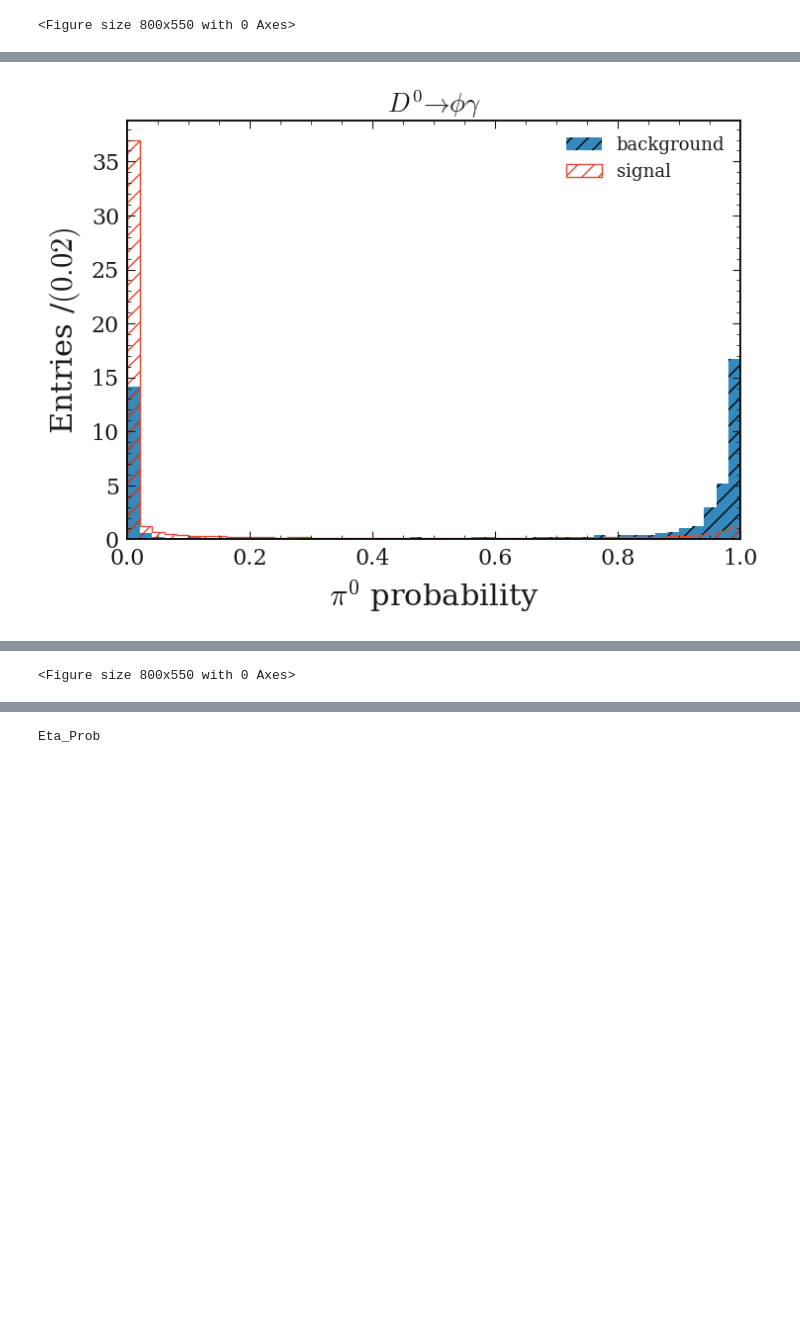
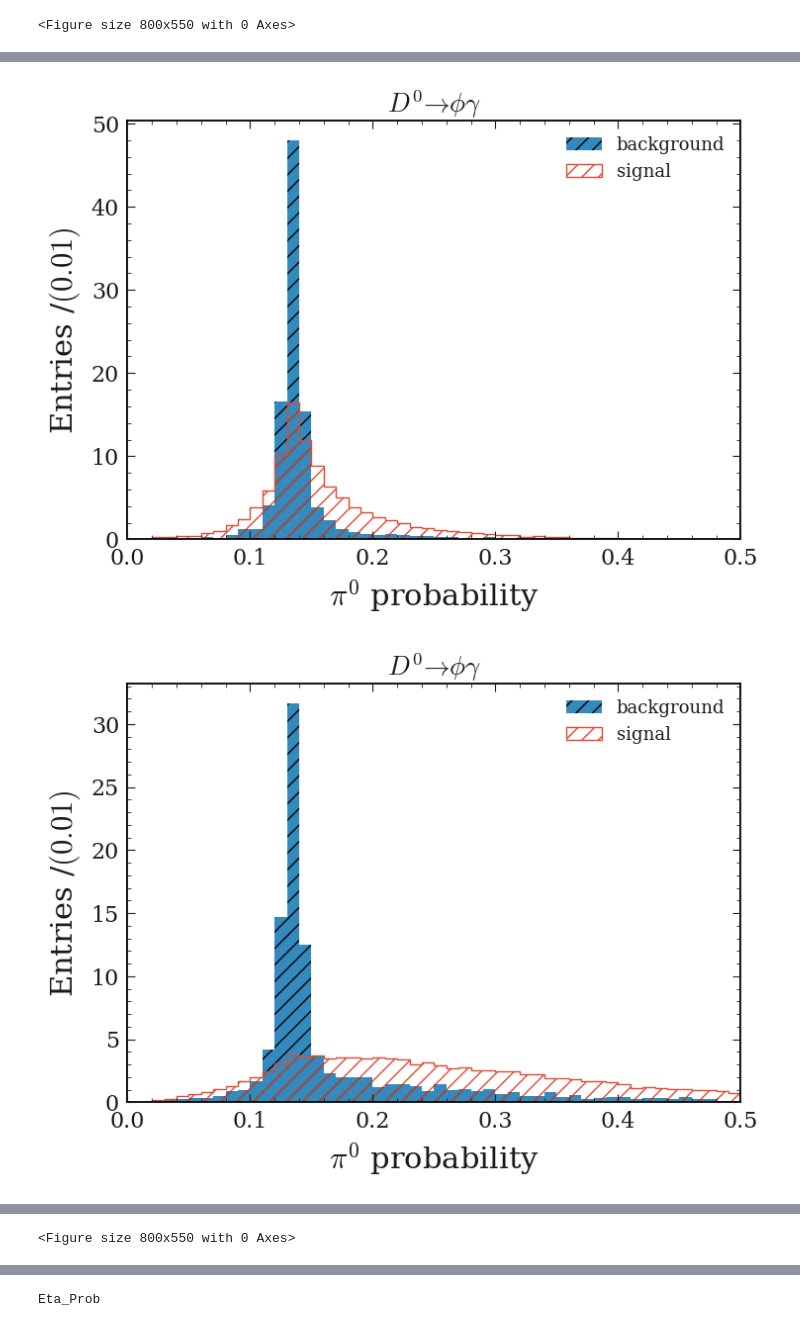
Before and after one commit to jykim-physics/DRAW_and_FITTING, a Jupyter notebook: main/DRAW_1D/kekcc_phig.ipynb, the cells around one changed output, grey strips where cells are left out. Saved outputs shown, nothing was run; the diff lists cells and outputs as text; code cells hidden in the pictures; blank space fills up the shorter version.

```diff
--- a/main/DRAW_1D/kekcc_phig.ipynb
+++ b/main/DRAW_1D/kekcc_phig.ipynb
@@ -57,6 +56,8 @@ base_file_loc = '/media/jykim/T7/storage/01_recon/v9mask_sig_ext_sigbkg_1ab/'
 
 base_file_loc = '/media/jykim/T7/storage_b2/storage/v16_pre_bkg_1ab/'
 base_file_loc = '/media/jykim/T7/storage/01_recon/v26_onlybkg_pre/'
+base_file_loc = '/media/jykim/T7/storage/01_recon/Vpi0veto_v26_onlybkg_sig_ext_400/'
+base_file_loc = '/media/jykim/T7/storage/01_recon/massvetov2_sig_ext_400/'
 
 
 
@@ -91,7 +92,16 @@ base_filter='D0_M>1.67 && D0_M<2.06 '
 
 #ccbar_filter='Pi0_Prob<0.9 && D0_M>1.67 && D0_M<2.06 && (iCascDcyBrP_D0_0 !=0 ) && (phi_rank_Dstp ==1)'
 
-variables=['D0_M','D0_cosHel_0','Phi_M','Dstarp_Q','Dstarp_CMS_p','Pi0_Prob','Eta_Prob','gamma_E','gamma_genMotherPDG']
+variables=['D0_M','D0_cosHel_0','Phi_M','Dstarp_Q','Dstarp_CMS_p','gamma_E','gamma_genMotherPDG']
+# variables+=['Pi0_Prob','Eta_Prob']
+variables += ['roe_pi0_InvM', 'pi0veto_Easym', 'pi0_soft_cosHelicityAngleMomentum' ,'pi0_veto_isSignal','Belle2Pi0Veto',\
+            'roe_pi0_InvM_50MeV', 'pi0veto_Easym_50MeV', 'pi0_soft_cosHelicityAngleMomentum_50MeV' ,'pi0_veto_isSignal_50MeV','Belle2Pi0Veto_50MeV',\
+            'roe_pi0_InvM_75MeV', 'pi0veto_Easym_75MeV', 'pi0_soft_cosHelicityAngleMomentum_75MeV' ,'pi0_veto_isSignal_75MeV','Belle2Pi0Veto_75MeV',\
+            'roe_pi0_InvM_100MeV', 'pi0veto_Easym_100MeV', 'pi0_soft_cosHelicityAngleMomentum_100MeV' ,'pi0_veto_isSignal_100MeV','Belle2Pi0Veto_100MeV',\
+            'roe_pi0_InvM_125MeV', 'pi0veto_Easym_125MeV', 'pi0_soft_cosHelicityAngleMomentum_125MeV' ,'pi0_veto_isSignal_125MeV','Belle2Pi0Veto_125MeV',\
+            'roe_pi0_InvM_150MeV', 'pi0veto_Easym_150MeV', 'pi0_soft_cosHelicityAngleMomentum_150MeV' ,'pi0_veto_isSignal_150MeV','Belle2Pi0Veto_150MeV',\
+            'roe_pi0_InvM_mask', 'pi0veto_Easym_mask', 'pi0_soft_cosHelicityAngleMomentum_mask' ,'pi0_veto_isSignal_mask','Belle2Pi0Veto_mask','gamma_genMotherPDG']
+# variables+=['phi_MVA2']
 tree='phi'
 # %%
 # pd_phigamma_ccbar = get_pd(file=phigamma_ccbar, tree=tree,base_filter=ccbar_filter,variables=variables)
@@ -993,52 +1250,57 @@ pd_merged = pd.concat([phig_sig_extraction_mixed, phig_sig_extraction_charged, p
                      phig_sig_extraction_uubar, phig_sig_extraction_ddbar, phig_sig_extraction_ssbar, phig_sig_extraction_taupair])
 # %%
 half_1_sigMC = '/media/jykim/T7/storage/01_recon/phi/D0_v26_half1M_1_pre_ext_signalMC_recon_mdst_phi.root'
+half_1_sigMC = '/media/jykim/T7/storage/01_recon/phi/D0_Vpi0_v26_half1M_1_sig_ext_signalMC_recon_mdst_phi.root '
+half_1_sigMC = '/media/jykim/T7/storage/01_recon/phi/D0_massveto_v2_half_1_sig_ext_signalMC_recon_mdst_phi_*.root'
 
-base_filter=' D0_M>1.67 && D0_M<2.06 && abs(Phi_M - 1.0195)< 0.011 && abs(Dstarp_Q-0.00593)<0.0006 && Dstarp_CMS_p>2.45'
+# base_filter=' D0_M>1.67 && D0_M<2.06 && abs(Phi_M - 1.0195)< 0.011 && abs(Dstarp_Q-0.00593)<0.0006 && Dstarp_CMS_p>2.45'
+base_filter=' D0_M>1.67 && D0_M<2.06 && Belle2Pi0Veto_75MeV>0.014 '
+base_filter=' D0_M>1.67 && D0_M<2.06  '
 
-variables=['D0_M','D0_cosHel_0','Dstarp_Q','Dstarp_CMS_p','Dstarp_isSignal','Pi0_Prob']
+#variables=['D0_M','D0_cosHel_0','Dstarp_Q','Dstarp_CMS_p','Dstarp_isSignal','Pi0_Prob']
 tree='phi'
 
-pd_phigamma_isSignal_all_sigMC = get_pd(file=sigMC_file_loc, tree=tree,base_filter=base_filter,variables=variables)
+pd_phigamma_isSignal_all_sigMC = get_pd(file=half_1_sigMC , tree=tree,base_filter=base_filter,variables=variables)
 # %%
-signal_variables = ["Pi0_Prob"]
+signal_variables = ["roe_pi0_InvM","roe_pi0_InvM_50MeV","roe_pi0_InvM_75MeV","roe_pi0_InvM_100MeV","roe_pi0_InvM_125MeV","roe_pi0_InvM_mask"]
 
 for var in signal_variables:
 #     labels = ['mixed', 'charged', 'uubar', 'ddbar', 'ssbar', 'taupair','ccbar']
 
 #     for labeling in labels:
-    xrange=(0,1)
+    xrange=(0,0.5)
     xbins = np.linspace(*xrange,51)
     plt.hist(pd_merged[var], bins=xbins, histtype='stepfilled',label='background',density=True, hatch="//")
     plt.hist(pd_phigamma_isSignal_all_sigMC[var], bins=xbins, histtype='step',label='signal',density=True, hatch="//")
 
 #     plt.hist(pd_phigamma_ccbar_signal[var],bins=xbins,histtype='step',color='r',label='signal')
 
     ax = plt.gca()
 
     # Shrink current axis by 20%
     box = ax.get_position()
     ax.set_position([box.x0, box.y0, box.width , box.height])
 
     # Put a legend to the right of the current axis
     ax.legend(loc='center left', bbox_to_anchor=(1, 0.5))
     plt.legend(prop={'size':13})
 
 #     DRAW(pd_Dtokshortpi0, cut)
 
 #     watermark(t="",logo="MC15ri")
     ax=plt.gca()
     ax.set_title(r'$D^0 \to \phi \gamma$' )
 
-    n, xe = np.histogram(ccbar_bkg[var], bins=50, range=xrange)
+    n, xe = np.histogram(pd_merged[var], bins=50, range=xrange)
 
     ax.set_xlim(*xrange)
 #     ax.set_ylim(0,6000)
 
     plt.xlabel("$\pi^0$ probability")
     width = xe[1]-xe[0]
     plt.ylabel('Entries'+' /' + '$(' + ' '  + "{0:.3f}".format(width).rstrip('0').rstrip('.') + ')$');
     plt.show()
     plt.clf()
 # %% [output]
-[figure, old version]
+[figure, new version]
+[figure, added]
```
Also changed, not shown: parts of 21 cells of this notebook, 10 other files.
